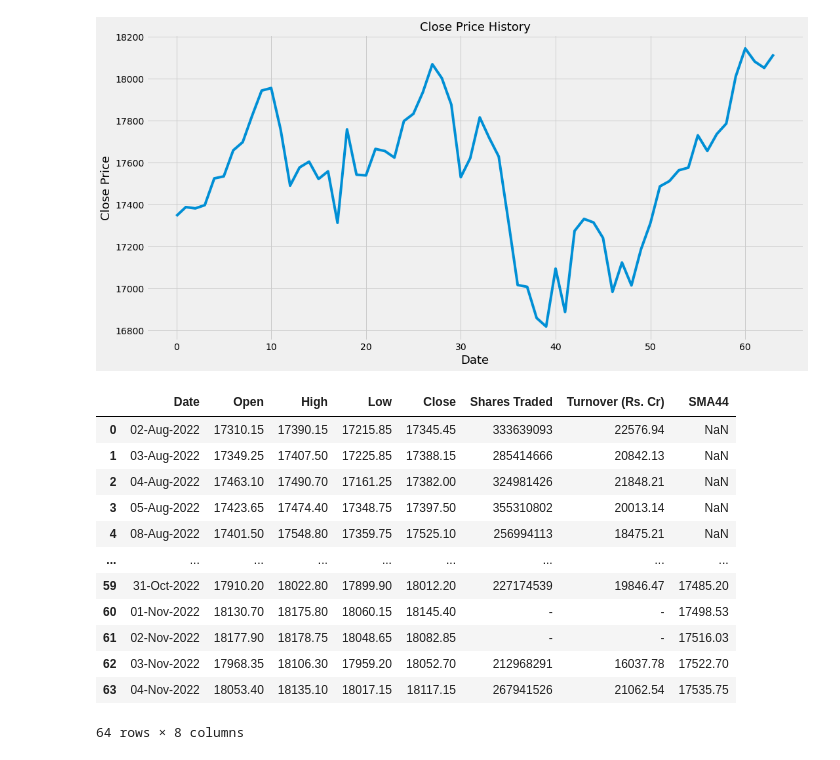
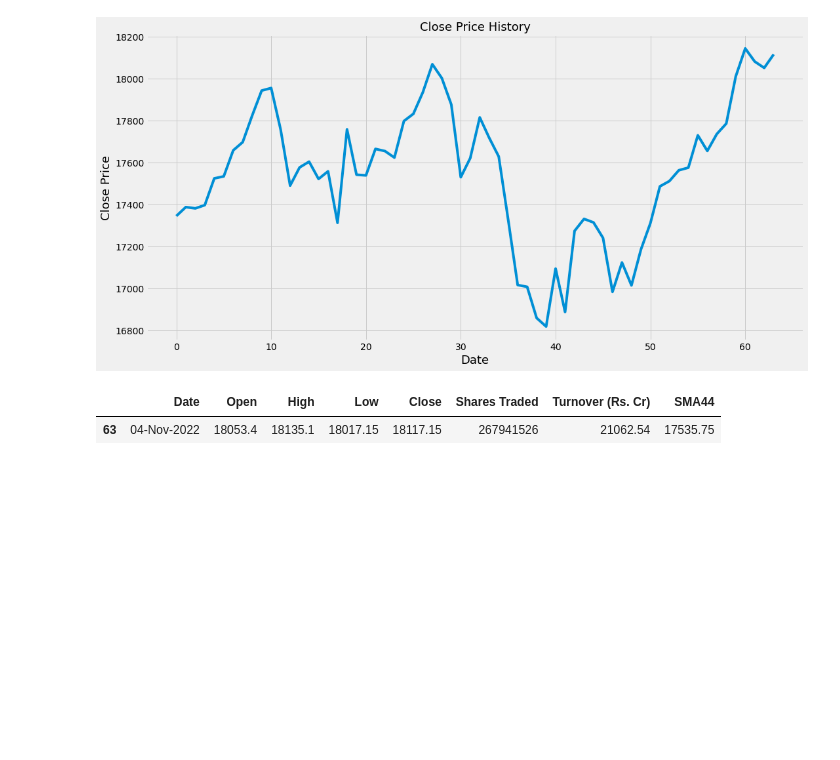
Before and after one commit to pradnyildhane/web-python-app, a Jupyter notebook: Snippets_Importing_libraries.ipynb, the cells around one changed output. Cells and saved outputs as stored; diff of their text form; code cells hidden in the pictures; blank space fills up the shorter version.

```diff
--- a/Snippets_Importing_libraries.ipynb
+++ b/Snippets_Importing_libraries.ipynb
@@ -37,18 +37,10 @@ def SMA(data, period = 2, column='Close'):
 # %%
 #Create two column to store 20 days
 df['SMA44'] = SMA(df, 44)
-df
+topcandidate = df['SMA44'] < df['Close']
+todayData = df['Date'] == '04-Nov-2022'
+df[todayData]
+#df[topcandidate]
 # %% [output]
 |  | Date | Open | High | Low | Close | Shares Traded | Turnover (Rs. Cr) | SMA44 |
-| 0 | 02-Aug-2022 | 17310.15 | 17390.15 | 17215.85 | 17345.45 | 333639093 | 22576.94 | NaN |
-| 1 | 03-Aug-2022 | 17349.25 | 17407.50 | 17225.85 | 17388.15 | 285414666 | 20842.13 | NaN |
-| 2 | 04-Aug-2022 | 17463.10 | 17490.70 | 17161.25 | 17382.00 | 324981426 | 21848.21 | NaN |
-| 3 | 05-Aug-2022 | 17423.65 | 17474.40 | 17348.75 | 17397.50 | 355310802 | 20013.14 | NaN |
-| 4 | 08-Aug-2022 | 17401.50 | 17548.80 | 17359.75 | 17525.10 | 256994113 | 18475.21 | NaN |
-| ... | ... | ... | ... | ... | ... | ... | ... | ... |
-| 59 | 31-Oct-2022 | 17910.20 | 18022.80 | 17899.90 | 18012.20 | 227174539 | 19846.47 | 17485.20 |
-| 60 | 01-Nov-2022 | 18130.70 | 18175.80 | 18060.15 | 18145.40 | - | - | 17498.53 |
-| 61 | 02-Nov-2022 | 18177.90 | 18178.75 | 18048.65 | 18082.85 | - | - | 17516.03 |
-| 62 | 03-Nov-2022 | 17968.35 | 18106.30 | 17959.20 | 18052.70 | 212968291 | 16037.78 | 17522.70 |
-| 63 | 04-Nov-2022 | 18053.40 | 18135.10 | 18017.15 | 18117.15 | 267941526 | 21062.54 | 17535.75 |
+| 63 | 04-Nov-2022 | 18053.4 | 18135.1 | 18017.15 | 18117.15 | 267941526 | 21062.54 | 17535.75 |
-64 rows × 8 columns
```
